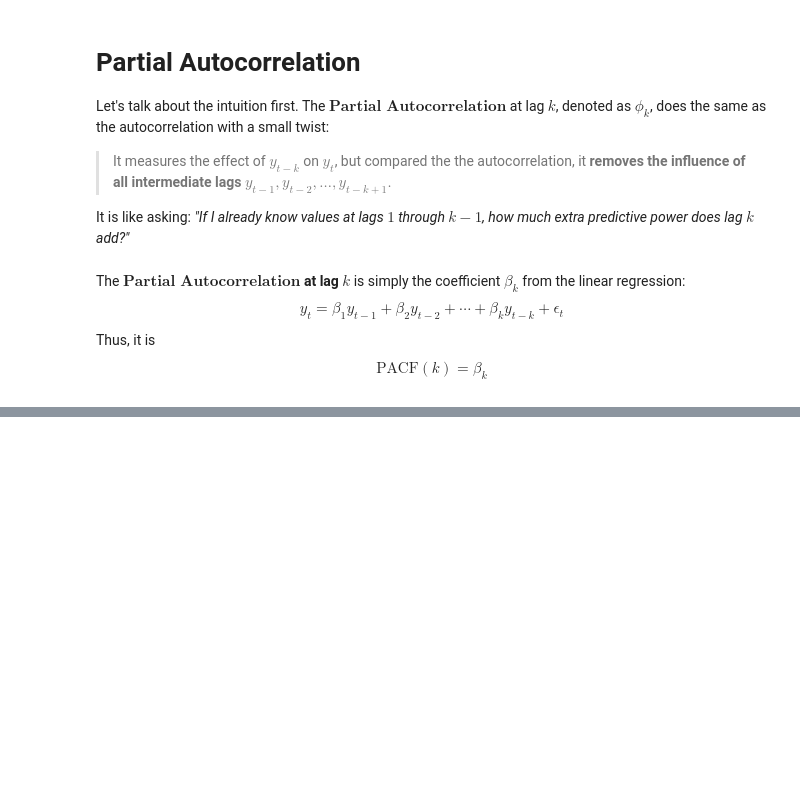
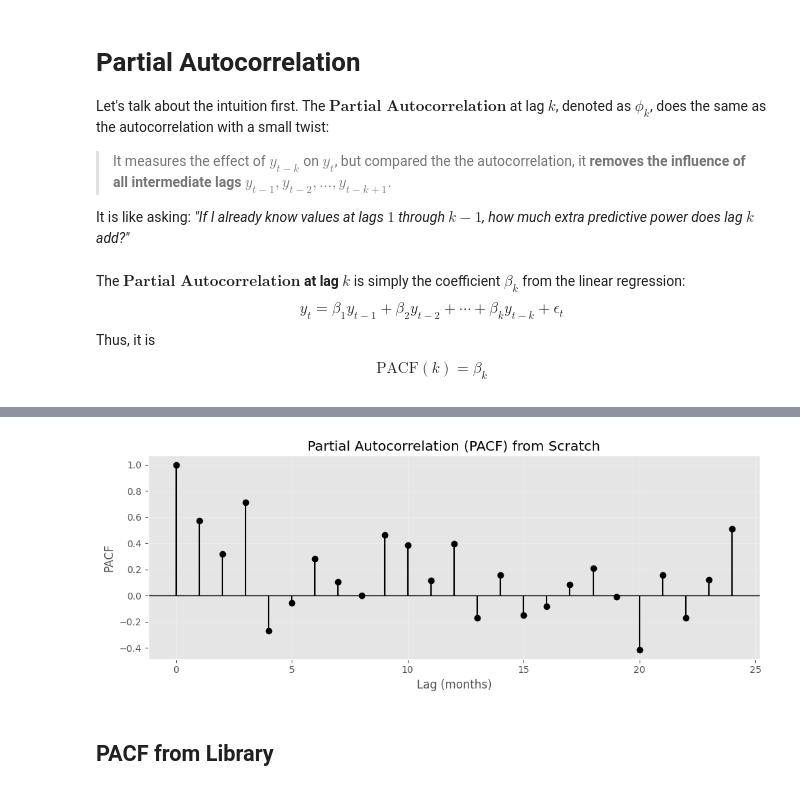
Before and after one commit to PeeteKeesel/kaggle-verse, a Jupyter notebook: time-series-understanding-autocorrelation.ipynb, the cells around one changed output, grey strips where cells are left out. Cells and saved outputs as stored; diff of their text form; code cells hidden in the pictures; blank space fills up the shorter version.

Commit message:
Kaggle Notebook | 🧠Time Series ⏱️ Understanding Autocorrelation🌀 | Version 14

```diff
--- a/time-series-understanding-autocorrelation.ipynb
+++ b/time-series-understanding-autocorrelation.ipynb
@@ -574,0 +673,9 @@ $$
+# %%
+# Build lagged matrix
+def create_lagged_matrix(y, max_lag):
+    Y = []
+    X = []
+    for t in range(max_lag, len(y)):
+        Y.append(y[t])
+        X.append(y[t - max_lag:t][::-1])  # reverse to [y_{t-1}, ..., y_{t-k}]
+    return np.array(Y), np.array(X)
@@ -574,0 +705,40 @@ $$
+# %%
+pacf_values = [1.0]  # PACF(0) = 1 by definition
+
+# We estimate the PACF for lags (months) k=1,2,...,24
+for k in range(1, max_lag + 1):
+
+    ### FIRST ###
+    #   - Create lagged matrix
+    Y, X_full = create_lagged_matrix(y, k)
+
+    ### SECOND ###
+    #   - Add intercept column of only ones
+    X = np.column_stack((np.ones(X_full.shape[0]), X_full))
+
+    ### THIRD ###
+    #   - Now we estimate beta_hat using Ordinary Least Squares, which
+    #     only needs the given X and y.
+    #   - OLS: beta_hat = (X^T X)^(-1) X^T y
+    beta = np.linalg.inv(X.T @ X) @ X.T @ Y
+
+    ### FOURTH ###
+    #   - PACF(k) is the coefficient on lag_k (last in the beta vector)
+    pacf_k = beta[-1]
+    pacf_values.append(pacf_k)
+# %%
+# Plot
+lags = np.arange(0, max_lag + 1)
+plt.figure(figsize=(10, 4))
+plt.stem(lags, pacf_values, basefmt=" ", linefmt='k-', markerfmt='ko')
+plt.axhline(0, color='black', linewidth=1)
+plt.title("Partial Autocorrelation (PACF) from Scratch")
+plt.xlabel("Lag (months)")
+plt.ylabel("PACF")
+plt.grid(True, alpha=0.3)
+plt.tight_layout()
+plt.show()
+# %% [output]
+[figure, added]
+# %% [markdown]
+## PACF from Library
```
Also changed, not shown: parts of 15 cells of this notebook.
